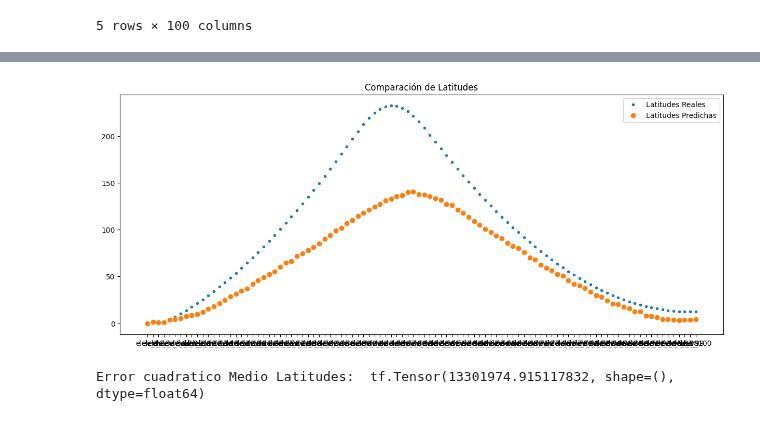
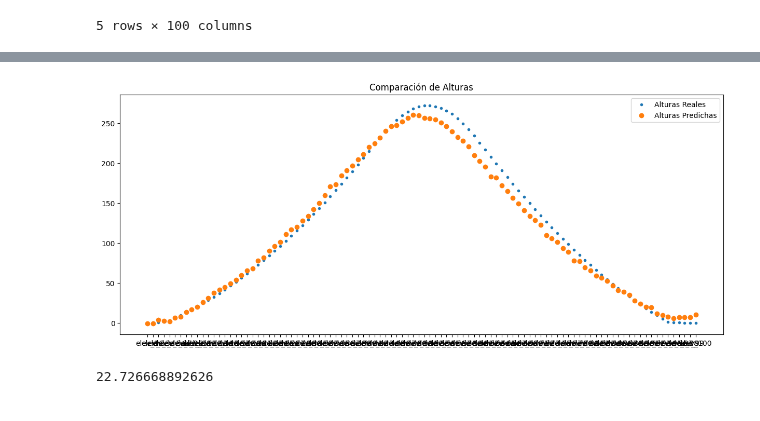
Before and after one commit to ValeFernando840/Ray-Tracing, a Jupyter notebook: Entrenamiento_Alturas.ipynb, the cells around one changed output, grey strips where cells are left out. Saved outputs shown, nothing was run; the diff lists cells and outputs as text; code cells hidden in the pictures.

```diff
--- a/Entrenamiento_Alturas.ipynb
+++ b/Entrenamiento_Alturas.ipynb
@@ -68,11 +68,15 @@ def custom_mse(y_true,y_pred):
 # %%
-l2_reg = 0.0003
+l2_reg = 0.0009
 inputs = Input(shape =(10,))
 encoded = Dense(8, activation = "relu",kernel_regularizer=l2(l2_reg))(inputs)
 encoded = Dense(16, activation = "relu",kernel_regularizer=l2(l2_reg))(encoded)
 encoded = Dense(32, activation = "relu",kernel_regularizer=l2(l2_reg))(encoded)
 encoded = Dense(64, activation = "relu",kernel_regularizer=l2(l2_reg))(encoded)
 encoded = Dense(80, activation = "relu",kernel_regularizer=l2(l2_reg))(encoded)
+encoded = Dense(90, activation = "relu",kernel_regularizer=l2(l2_reg))(encoded)
+# encoded = Dense(100, activation = "relu",kernel_regularizer=l2(l2_reg))(encoded)
+# encoded = Dense(120, activation = "relu",kernel_regularizer=l2(l2_reg))(encoded)
+# encoded = Dense(110, activation = "relu",kernel_regularizer=l2(l2_reg))(encoded)
 decoded = Dense(100, activation = "linear",kernel_regularizer=l2(l2_reg))(encoded)
 #Cambio la funcion de activacion de la ultima capa de linear a sigmoid
 autoencoder = Model(inputs,decoded)
@@ -102,7 +108,7 @@ Model: "functional_25"
  Non-trainable params: 0 (0.00 B)
 # %%
-# Entrenamiento
-history = autoencoder.fit(x_train,y_train, epochs=150, batch_size = 80
+# Entrenamiento (150 80)(150 90)(150 100)(160 100)(170 110)
+history = autoencoder.fit(x_train,y_train, epochs=180, batch_size = 150
                           )
 #validation_data = (x_test,y_test)
 # %% [output]
@@ -138,6 +144,6 @@ plt.show()
 # %%
-# Predecimos una muestra en particular de mi df
-idx =9
+# Predecimos una muestra en particular de mi df_test
+idx = 10
 
 y_pred = autoencoder.predict(np.expand_dims(x_test.iloc[idx], axis = 0))
 # %% [output]
@@ -145,23 +151,29 @@ y_pred = autoencoder.predict(np.expand_dims(x_test.iloc[idx], axis = 0))
 # %%
 y_true =y_test.iloc[idx]
-# Separamos Latitudes Longitudes
+
 y_true_alturas = y_true[0:100]
-
 y_pred_alturas = y_pred[0,0:100]
 
 # Grafica Alturas
 plt.figure(figsize = (15,6))
-plt.plot(y_true_alturas, label = 'Latitudes Reales', linestyle = 'None', marker = '.')
-plt.plot(y_pred_alturas, label = 'Latitudes Predichas', linestyle = 'None', marker = 'o')
+plt.plot(y_true_alturas, label = 'Alturas Reales', linestyle = 'None', marker = '.')
+plt.plot(y_pred_alturas, label = 'Alturas Predichas', linestyle = 'None', marker = 'o')
 #plt.ylim(0,-50)
-plt.title('Comparación de Latitudes')
+plt.title('Comparación de Alturas')
 plt.legend()
 plt.show()
 # %% [output]
-[figure, old version]
+[figure, new version]
-# %%
-mse_altura = custom_mse(y_true_alturas,y_pred_alturas)
-print("Error cuadratico Medio Latitudes: ",mse_altura)
-# %% [output]
-Error cuadratico Medio Latitudes:  tf.Tensor(13301974.915117832, shape=(), dtype=float64)
+# %%
+from sklearn.metrics import mean_squared_error as mse
+
+#Me parece que esta mal
+mse_altura = custom_mse(y_true_alturas,y_pred_alturas)
+#print("Error cuadratico Medio Alturas: ",mse_altura)
+
+# Considero correcto se importo.
+rmse1 = (mse(y_true_alturas,y_pred_alturas))**0.5
+print(rmse1)
+# %% [output]
+22.726668892626
 # %%
```
Also changed, not shown: parts of 6 cells of this notebook, 9 other files.
